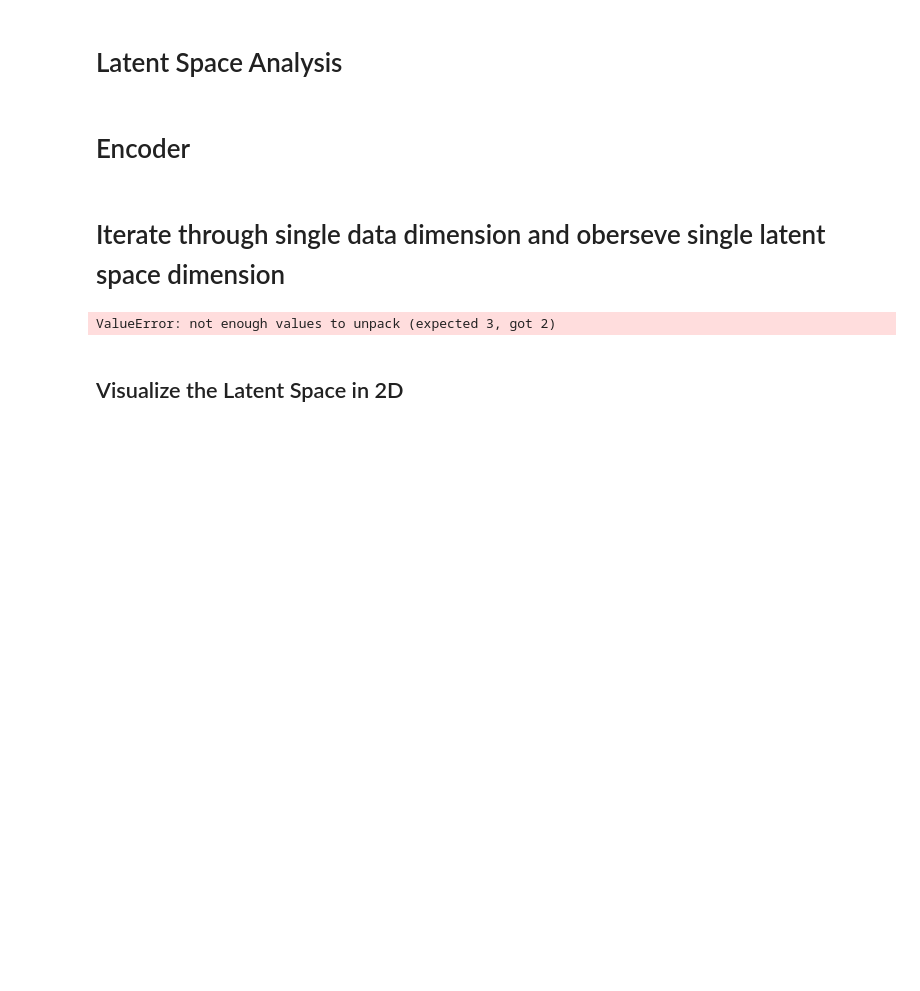
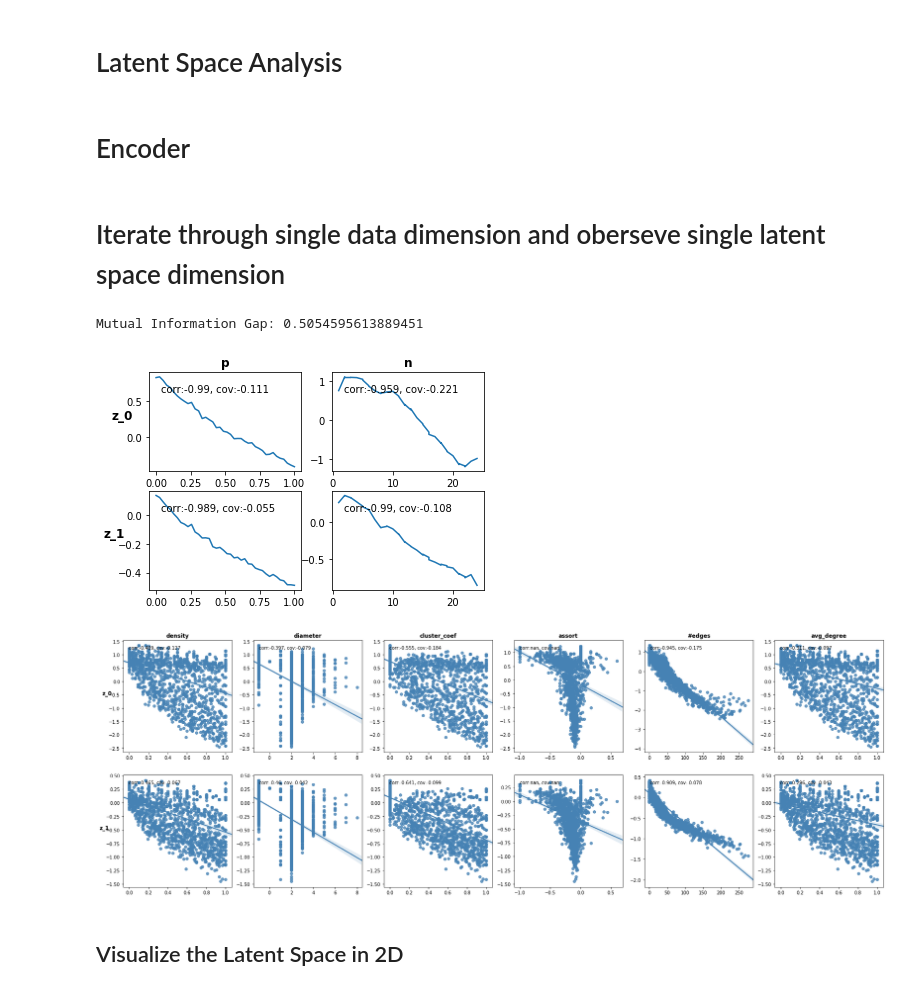
Before and after one commit to niklasstoehr/thesis, a Jupyter notebook: prototype_optimize_param.ipynb, the cells around one changed output. Saved outputs shown, nothing was run; the diff lists cells and outputs as text; code cells hidden in the pictures; blank space fills up the shorter version.

```diff
--- a/prototype_optimize_param.ipynb
+++ b/prototype_optimize_param.ipynb
@@ -435,7 +414,10 @@ Epoch 1/10
 # %%
 def latent_space_feature_correlation(analyzeArgs, modelArgs, models,batch_size=128,model_name="vae_graph"):
 
-    encoder, graph_decoder, param_decoder = models  # trained models
+    if modelArgs["param_loss"]:
+        encoder, graph_decoder, param_decoder = models  # trained models
+    else:
+        encoder, graph_decoder = models  # trained models
 
     if analyzeArgs["root_params"] == 1 or modelArgs["latent_dim"] == 1:
 
@@ -754,34 +736,36 @@ def latent_space_feature_correlation(analyzeArgs, modelArgs, models,batch_size=1
                #     col.plot(x,p(x),"steelblue")
                # except:
                #     pass
 
 
                 ## compute correlation and standardized covariance
                 corr = round(pearsonr(x,y)[0],3)
                 cov = round(np.cov(x, y)[0][1]/max(x),3)
                 col.annotate("corr:"+str(corr)+", cov:"+str(cov), xy=(0, 1), xytext=(12, -12), va='top',xycoords='axes fraction', textcoords='offset points')
 
 
 
         ## add row and column titles _____________________
 
         rows = ['z_{}'.format(row) for row in range(z_mean.shape[-1])]
         cols = [t for t in topol_params]
 
         for axis, col in zip(ax[0], cols):
             axis.set_title(col, fontweight='bold')
 
         for axis, row in zip(ax[:,0], rows):
             axis.set_ylabel(row, rotation=0, size='large', fontweight='bold')
 
 
 
 ## PLOT RESULTS ________________________________________
 
 analyzeArgs = {"root_params": 2, "n_config_graphs": 40, "metric": "mig"}
 latent_space_feature_correlation(analyzeArgs, modelArgs, models, batch_size=trainArgs["batch_size"], model_name="vae_mlp")
 # %% [output]
-ValueError: not enough values to unpack (expected 3, got 2)
+Mutual Information Gap: 0.5054595613889451
+[figure, added]
+[figure, added]
 # %% [markdown]
 ## Visualize the Latent Space in 2D
 # %%
```
Also changed, not shown: parts of 17 cells of this notebook, 5 other files.
